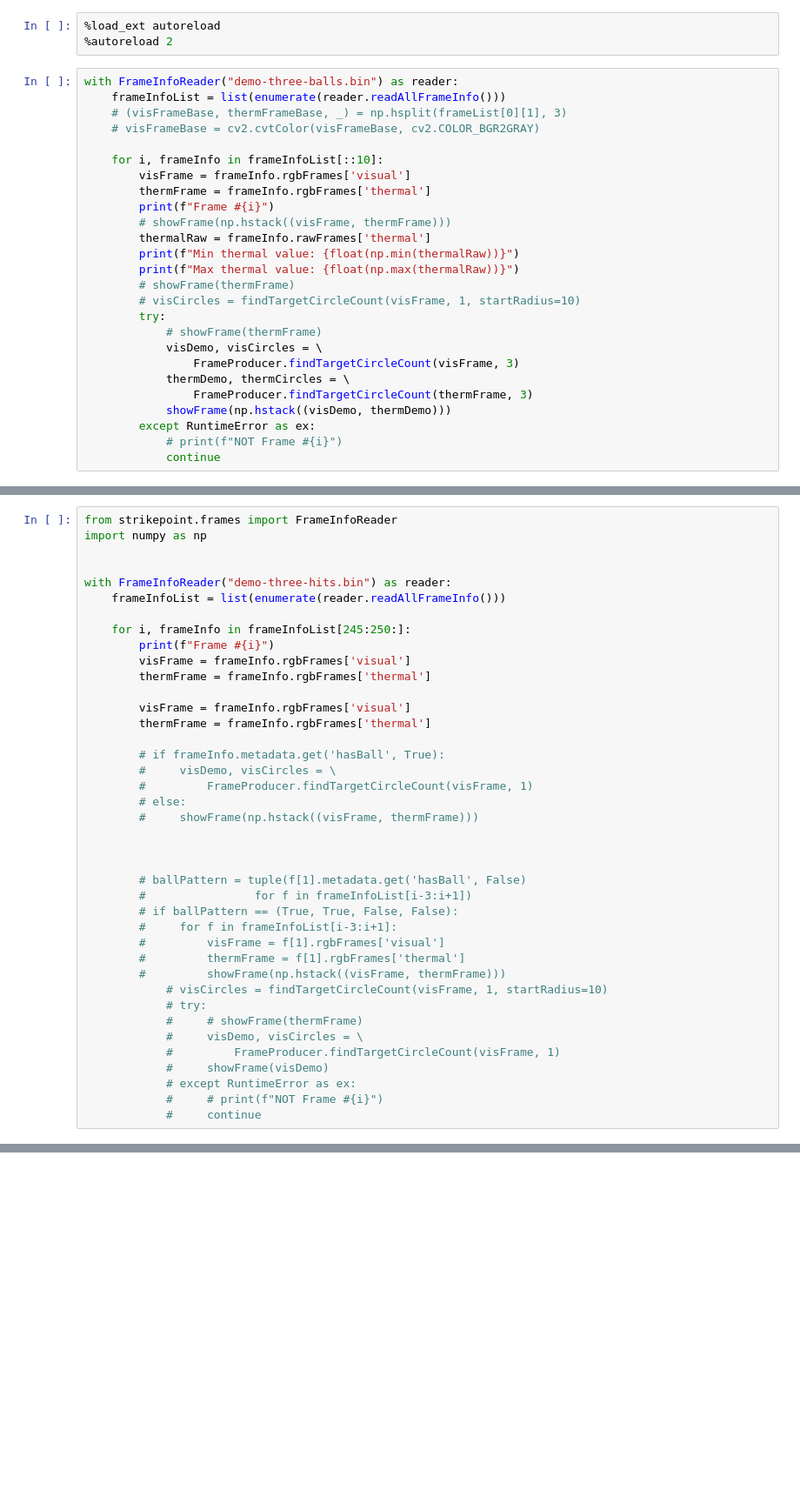
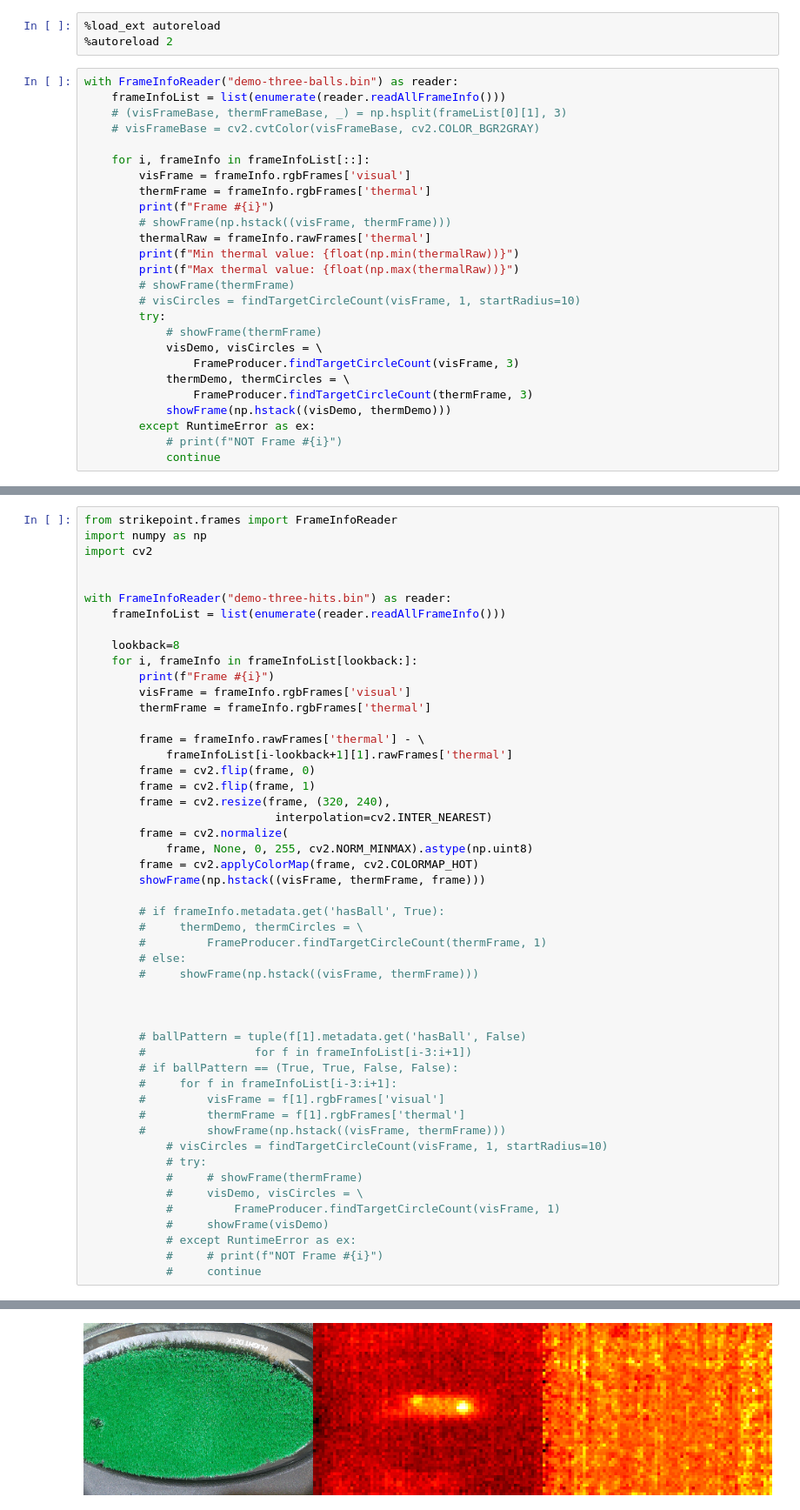
Before and after one commit to mbtown01/strikepoint, a Jupyter notebook: dev.ipynb, the cells around one changed output, grey strips where cells are left out. Shown at 87% size. Cells and saved outputs as stored; diff of their text form; blank space fills up the shorter version.

```diff
--- a/dev.ipynb
+++ b/dev.ipynb
@@ -68,7 +46,7 @@ with FrameInfoReader("demo-three-balls.bin") as reader:
     # (visFrameBase, thermFrameBase, _) = np.hsplit(frameList[0][1], 3)
     # visFrameBase = cv2.cvtColor(visFrameBase, cv2.COLOR_BGR2GRAY)
 
-    for i, frameInfo in frameInfoList[::10]:
+    for i, frameInfo in frameInfoList[::]:
         visFrame = frameInfo.rgbFrames['visual']
         thermFrame = frameInfo.rgbFrames['thermal']
         print(f"Frame #{i}")
@@ -143,22 +69,32 @@ Max thermal value: 128.17398071289062
 # %%
 from strikepoint.frames import FrameInfoReader
 import numpy as np
+import cv2
 
 
 with FrameInfoReader("demo-three-hits.bin") as reader:
     frameInfoList = list(enumerate(reader.readAllFrameInfo()))
 
-    for i, frameInfo in frameInfoList[245:250:]:
+    lookback=8
+    for i, frameInfo in frameInfoList[lookback:]:
         print(f"Frame #{i}")
         visFrame = frameInfo.rgbFrames['visual']
         thermFrame = frameInfo.rgbFrames['thermal']
 
-        visFrame = frameInfo.rgbFrames['visual']
-        thermFrame = frameInfo.rgbFrames['thermal']
+        frame = frameInfo.rawFrames['thermal'] - \
+            frameInfoList[i-lookback+1][1].rawFrames['thermal']
+        frame = cv2.flip(frame, 0)
+        frame = cv2.flip(frame, 1)
+        frame = cv2.resize(frame, (320, 240),
+                            interpolation=cv2.INTER_NEAREST)
+        frame = cv2.normalize(
+            frame, None, 0, 255, cv2.NORM_MINMAX).astype(np.uint8)
+        frame = cv2.applyColorMap(frame, cv2.COLORMAP_HOT)
+        showFrame(np.hstack((visFrame, thermFrame, frame)))
 
         # if frameInfo.metadata.get('hasBall', True):
-        #     visDemo, visCircles = \
-        #         FrameProducer.findTargetCircleCount(visFrame, 1)
+        #     thermDemo, thermCircles = \
+        #         FrameProducer.findTargetCircleCount(thermFrame, 1)
         # else:
         #     showFrame(np.hstack((visFrame, thermFrame)))
 
@@ -188,0 +121 @@ Frame #249
+[figure, added]
```
Also changed, not shown: parts of 3 cells of this notebook, 4 other files.
